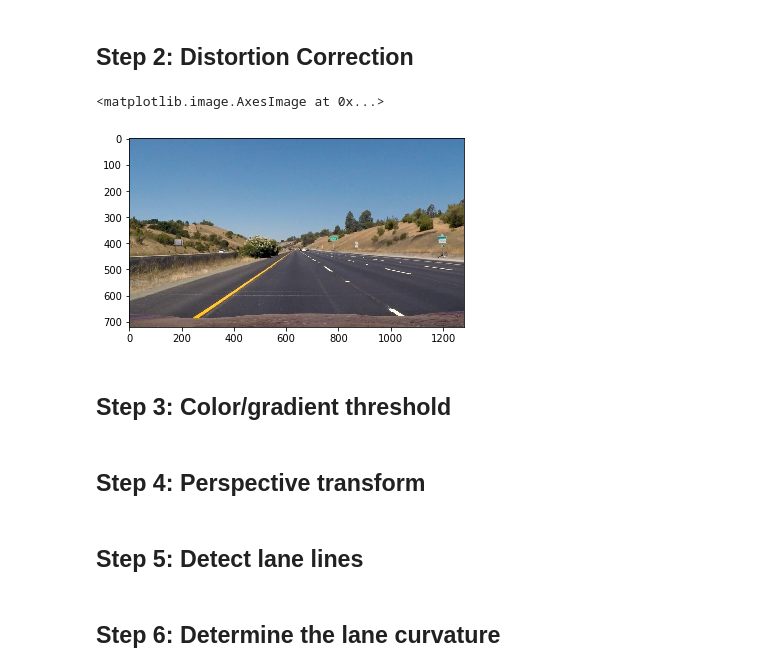
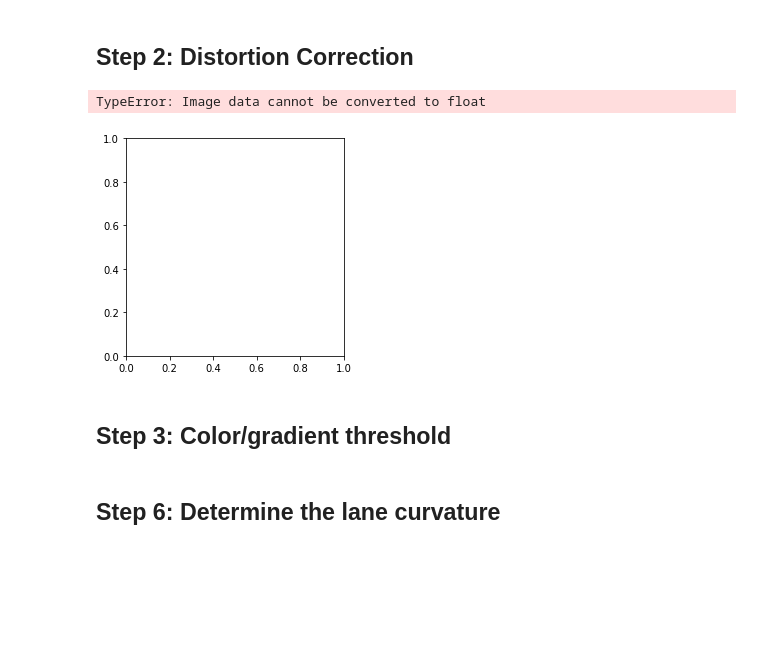
Before and after one commit to ignaden/CarND-Advanced-Lane-Lines, a Jupyter notebook: AdvancedLanes.ipynb, the cells around one changed output. Cells and saved outputs as stored; diff of their text form; code cells hidden in the pictures; blank space fills up the shorter version.

```diff
--- a/AdvancedLanes.ipynb
+++ b/AdvancedLanes.ipynb
@@ -129,11 +132,11 @@ def transform(img):
 # %%
 # Let's make sure we know what we're doing here.
 img1 = mpimg.imread('test_images/straight_lines1.jpg')
 fimg = transform(undistort_img(img1))
-plt.imshow(img1)
+plt.imshow(fimg)
 # %% [output]
-<matplotlib.image.AxesImage at 0x...>
+TypeError: Image data cannot be converted to float
-[figure, old version]
+[figure, new version]
 # %% [markdown]
 ## Step 3: Color/gradient threshold
 # %%
@@ -166,7 +173,3 @@ def pipeline(img, s_thresh=(170, 255), sx_thresh=(20, 100)):
-# %% [markdown]
-## Step 4: Perspective transform
-# %% [markdown]
-## Step 5: Detect lane lines
 # %% [markdown]
 ## Step 6: Determine the lane curvature
 # %%
```
Also changed, not shown: parts of 4 cells of this notebook.
